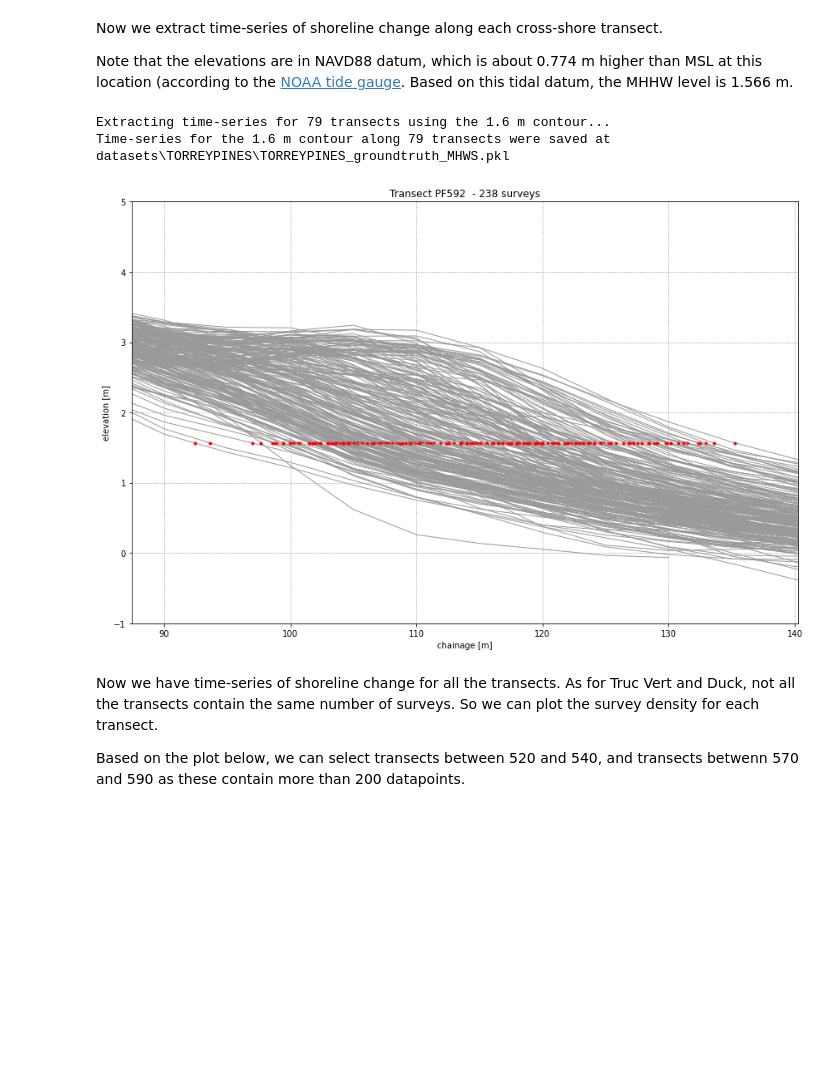
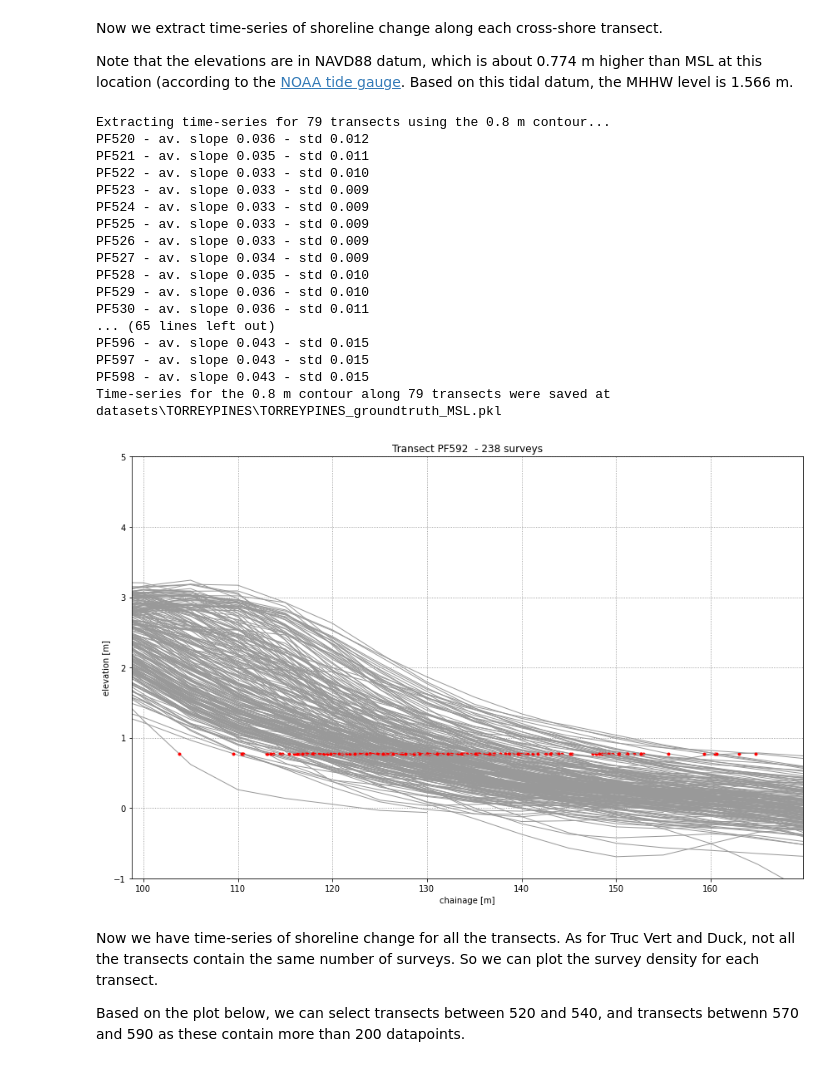
Before and after one commit to SatelliteShorelines/SDS_Benchmark, a Jupyter notebook: 1_preprocess_datasets.ipynb, the cells around one changed output. Saved outputs shown, nothing was run; the diff lists cells and outputs as text; code cells hidden in the pictures; blank space fills up the shorter version.

```diff
--- a/1_preprocess_datasets.ipynb
+++ b/1_preprocess_datasets.ipynb
@@ -596,21 +640,21 @@ pf_names = [str(int(grid_data['y'][0,i])) for i in range(len(grid_data['y']))]
 n_surveys = np.zeros(len(pf_names))
 
 # select contour level
-contour = 'MHWS'#'MSL'
+contour = 'MSL' # other option 'MHWS'
 contour_level = contour_dict[sitename][contour]
 print('Extracting time-series for %d transects using the %.1f m contour...'%(len(pf_names),
                                                                              contour_level))
-
 # select transect to plot for illustration
 transects_to_plot = ['-300']
 # uncomment to plot all transects
 # transects_to_plot = pf_names
 for i in range(len(pf_names)):
-    topo_profiles[pf_names[i]] = {'dates':[],'chainages':[]}
+    topo_profiles[pf_names[i]] = {'dates':[],'chainages':[], 'slopes':[]}
     # plot one of the profiles for illustration
     if pf_names[i] in transects_to_plot:
         fig, ax = plt.subplots(1,1,figsize=(12,8),tight_layout=True)
         ax.grid(which='major', linestyle=':', color='0.5')
+    slopes = []
     # loop through each survey and extract the contour
     for n in list(survey_data.keys()):
         survey = survey_data[n]
@@ -631,6 +675,19 @@ for i in range(len(pf_names)):
         if pf_names[i] in transects_to_plot:
             ax.plot(chainages,elevations,'-',c='0.6',lw=1)
             ax.plot(chainage_contour_level,contour_level,'r.')
+        # calculate beach slope between MSL and MHWS
+        idx = np.where(np.logical_and(elevations >= contour_dict[sitename]['MSL'],
+                                      elevations <= contour_dict[sitename]['MHWS']))[0]
+        if len(chainages[idx])<2:
+            slope = np.nan
+        elif np.max(np.diff(chainages[idx])) > 2:
+            slope = np.nan
+        else:
+            slope = -np.polyfit(chainages[idx], elevations[idx], 1)[0]
+        slopes.append(slope)
+    topo_profiles[pf_names[i]]['slopes'] = slopes
+    print('%s - av. slope %.3f - std %.3f'%(pf_names[i],np.nanmean(slopes),np.nanstd(slopes)))
+
     # convert to np.array
     topo_profiles[pf_names[i]]['chainages'] = np.array(topo_profiles[pf_names[i]]['chainages'])
     n_surveys[i] = len(topo_profiles[pf_names[i]]['dates'])
@@ -644,7 +701,6 @@ for i in range(len(pf_names)):
                      np.nanmax(topo_profiles[pf_names[i]]['chainages'])+50])
 #         fig.savefig(os.path.join(fp_figs, 'transect_%s.jpg'%pf_names[i]), dpi=100)
 #         plt.close(fig)
-
 # save time-series in a pickle file
 fp_save = os.path.join(data_folder, '%s_groundtruth_%s.pkl'%(sitename,contour))
 with open(fp_save, 'wb') as f:
@@ -874,17 +945,16 @@ pf_names = ['PF%s'%(str(int(survey_data[date_str]['pf'][0,i]))) for i in range(s
 n_surveys = np.zeros(len(pf_names))
 
 # select contour level
-contour = 'MHWS' #MSL
+contour = 'MSL' # other option is 'MHWS'
 contour_level = contour_dict[sitename][contour]
 print('Extracting time-series for %d transects using the %.1f m contour...'%(len(pf_names),
                                                                              contour_level))
-
 # select transect to plot for illustration
 transects_to_plot = ['PF592']
 # uncomment to plot all transects
 # transects_to_plot = pf_names
 for i in range(len(pf_names)):
-    topo_profiles[pf_names[i]] = {'dates':[],'chainages':[]}
+    topo_profiles[pf_names[i]] = {'dates':[],'chainages':[],'slopes':[]}
     # plot one of the profiles for illustration
     if pf_names[i] in transects_to_plot:
         fig, ax = plt.subplots(1,1,figsize=(12,8),tight_layout=True)
@@ -912,37 +982,64 @@ for i in range(len(pf_names)):
         idx_nan = np.isnan(z)
         x = x[~idx_nan]
         z = z[~idx_nan]
         # use interpolation to extract the chainage at the contour level
         f = interpolate.interp1d(z, x, bounds_error=False)
         chainage_contour_level = float(f(contour_level))
         topo_profiles[pf_names[i]]['chainages'].append(chainage_contour_level)
         topo_profiles[pf_names[i]]['dates'].append(date)
         if pf_names[i] in transects_to_plot:
             ax.plot(x,z,'-',c='0.6',lw=1)
             ax.plot(chainage_contour_level,contour_level,'r.')
+        # calculate beach slope (MSL to MHWS)
+        idx = np.where(np.logical_and(z >= contour_dict[sitename]['MSL'],
+                                      z <= contour_dict[sitename]['MHWS']))[0]
+        if len(x[idx])<2:
+            slope = np.nan
+        elif np.max(np.diff(x[idx])) > 5:
+            slope = np.nan
+        else:
+            slope = -np.polyfit(x[idx], z[idx], 1)[0]
+        slopes.append(slope)
+    topo_profiles[pf_names[i]]['slopes'] = slopes
+    print('%s - av. slope %.3f - std %.3f'%(pf_names[i],np.nanmean(slopes),np.nanstd(slopes)))
+
     # convert to np.array
     topo_profiles[pf_names[i]]['chainages'] = np.array(topo_profiles[pf_names[i]]['chainages'])
     n_surveys[i] = len(topo_profiles[pf_names[i]]['dates'])
     if len(topo_profiles[pf_names[i]]['dates']) == 0:
         topo_profiles.pop(pf_names[i])
         continue
     if pf_names[i] in transects_to_plot:
         ax.set(title = 'Transect %s  - %d surveys'%(pf_names[i],len(topo_profiles[pf_names[i]]['dates'])),
                xlabel='chainage [m]', ylabel='elevation [m]', ylim=[-1,5],
                xlim=[np.nanmin(topo_profiles[pf_names[i]]['chainages'])-5,
                      np.nanmax(topo_profiles[pf_names[i]]['chainages'])+5])
         # fig.savefig(os.path.join(fp_figs, 'transect_%s.jpg'%pf_names[i]), dpi=100)
         # plt.close(plt.gcf())
-
 # save time-series in a pickle file
 fp_save = os.path.join(data_folder, '%s_groundtruth_%s.pkl'%(sitename,contour))
 with open(fp_save, 'wb') as f:
     pickle.dump(topo_profiles, f)
 print('Time-series for the %.1f m contour along %d transects were saved at %s'%(contour_level,len(pf_names),fp_save))
 # %% [output]
-Extracting time-series for 79 transects using the 1.6 m contour...
-Time-series for the 1.6 m contour along 79 transects were saved at datasets\TORREYPINES\TORREYPINES_groundtruth_MHWS.pkl
+Extracting time-series for 79 transects using the 0.8 m contour...
+PF520 - av. slope 0.036 - std 0.012
+PF521 - av. slope 0.035 - std 0.011
+PF522 - av. slope 0.033 - std 0.010
+PF523 - av. slope 0.033 - std 0.009
+PF524 - av. slope 0.033 - std 0.009
+PF525 - av. slope 0.033 - std 0.009
+PF526 - av. slope 0.033 - std 0.009
+PF527 - av. slope 0.034 - std 0.009
+PF528 - av. slope 0.035 - std 0.010
+PF529 - av. slope 0.036 - std 0.010
+PF530 - av. slope 0.036 - std 0.011
+... (65 lines left out)
+PF596 - av. slope 0.043 - std 0.015
+PF597 - av. slope 0.043 - std 0.015
+PF598 - av. slope 0.043 - std 0.015
+Time-series for the 0.8 m contour along 79 transects were saved at datasets\TORREYPINES\TORREYPINES_groundtruth_MSL.pkl
-[figure, old version]
+[figure, new version]
 # %% [markdown]
 Now we have time-series of shoreline change for all the transects.
 As for Truc Vert and Duck, not all the transects contain the same number of surveys. So we can plot the survey density for each transect.
```
Also changed, not shown: parts of 7 cells of this notebook, 2 other files.
